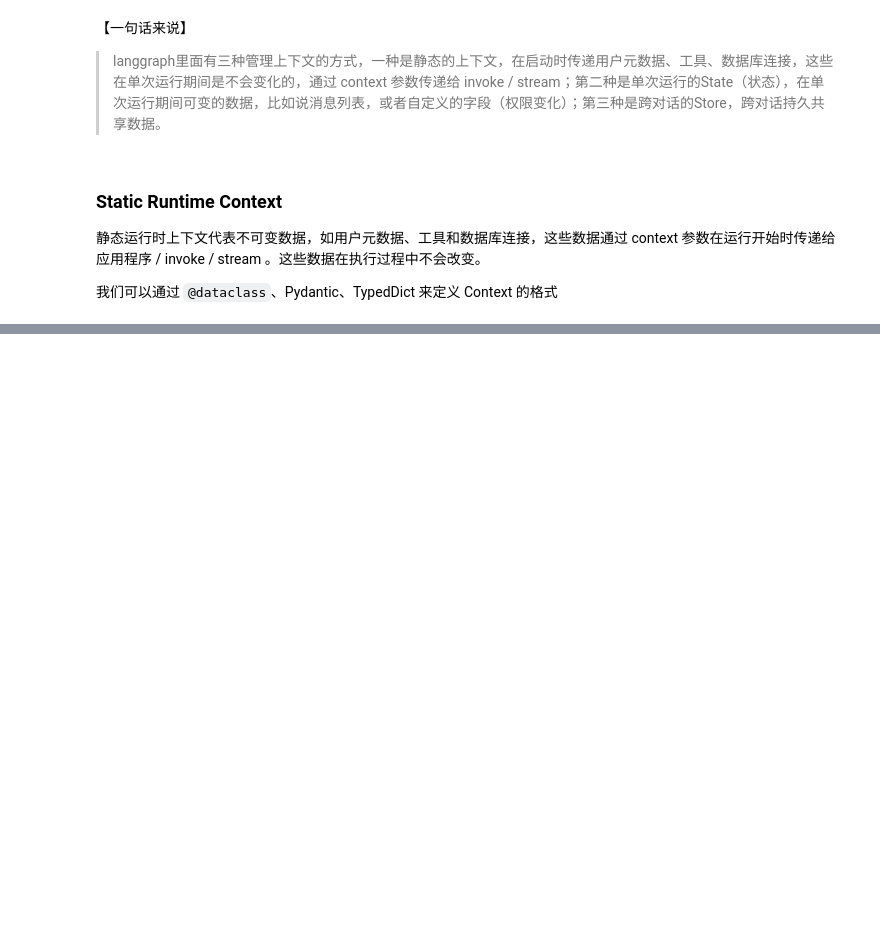
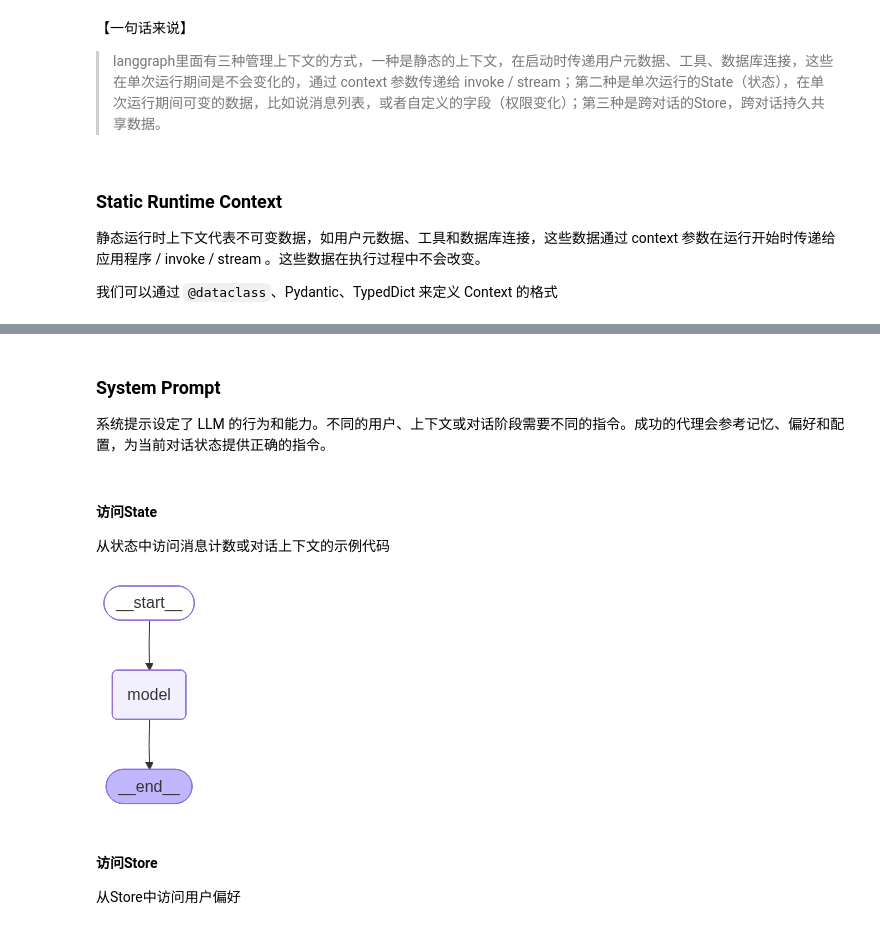
Before and after one commit to Chasen-Liao/langchain-doc, a Jupyter notebook: Advanced-Usage/Context_engineering.ipynb, the cells around one changed output, grey strips where cells are left out. Drawn from its saved outputs; the diff is of its cells as text; code cells hidden in the pictures; blank space fills up the shorter version.

```diff
--- a/Advanced-Usage/Context_engineering.ipynb
+++ b/Advanced-Usage/Context_engineering.ipynb
@@ -57,0 +171,36 @@ langgraph提供了三种管理上下文的方式，结合了可变性和生命
+# %% [markdown]
+### System Prompt
+系统提示设定了 LLM 的行为和能力。不同的用户、上下文或对话阶段需要不同的指令。成功的代理会参考记忆、偏好和配置，为当前对话状态提供正确的指令。
+# %% [markdown]
+
+#### 访问State
+从状态中访问消息计数或对话上下文的示例代码
+# %%
+from langchain.agents import create_agent
+from langchain.agents.middleware import dynamic_prompt, ModelRequest
+
+
+#? 中间件传入的参数都是 request 和 handler
+@dynamic_prompt
+def state_aware_prompt(request: ModelRequest) -> str:
+    # request.messages is a shortcut for request.state["messages"]
+    message_count = len(request.messages)
+
+    base = "You are a helpful assistant."
+
+    if message_count > 10:
+        base += "\nThis is a long conversation - be extra concise."
+
+    return base
+
+agent = create_agent(
+    model=llm,
+    tools=[],
+    middleware=[state_aware_prompt]
+)
+agent
+# %% [output]
+[figure, added]
+# %% [markdown]
+#### 访问Store
+从Store中访问用户偏好
```
Also changed, not shown: parts of 20 cells of this notebook, 1 other file.
